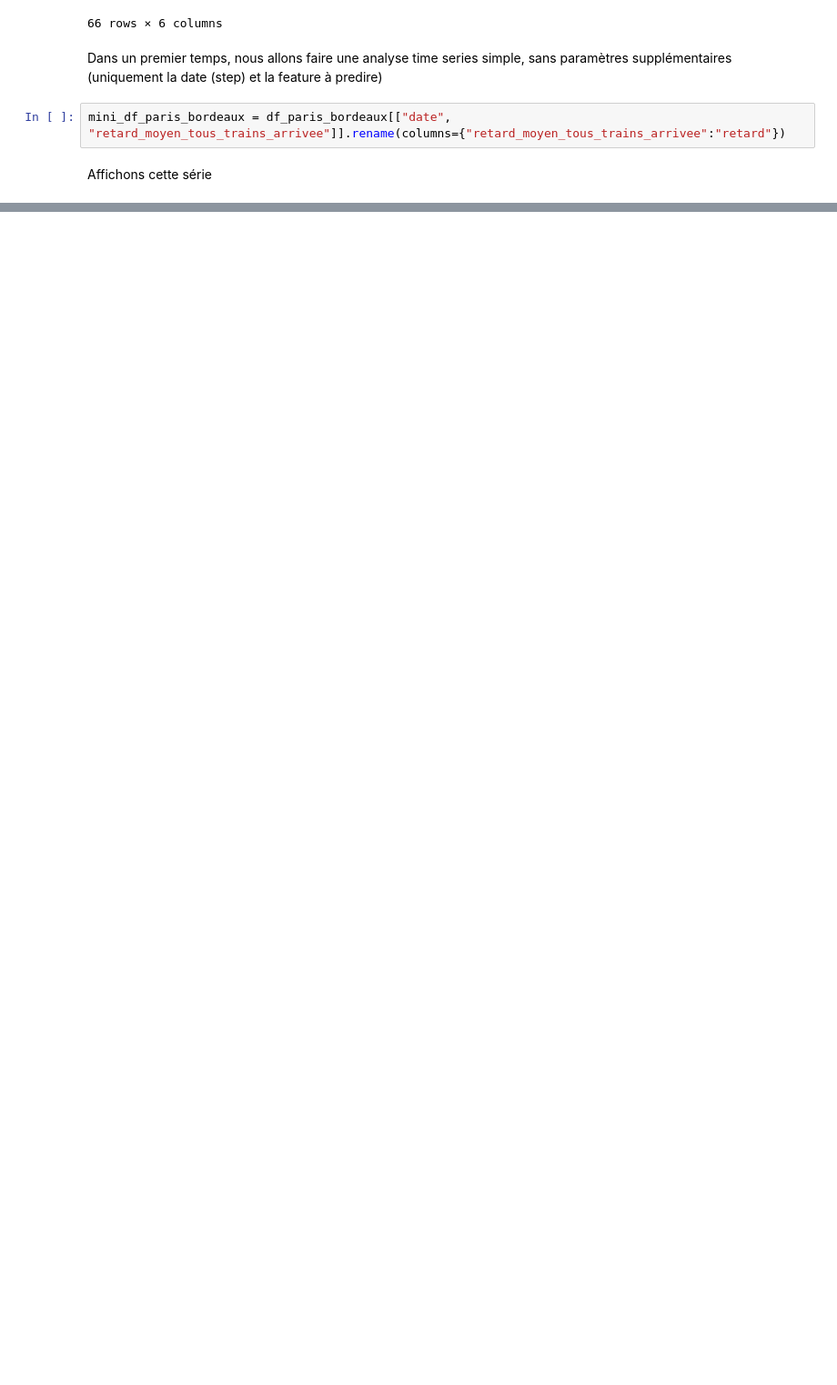
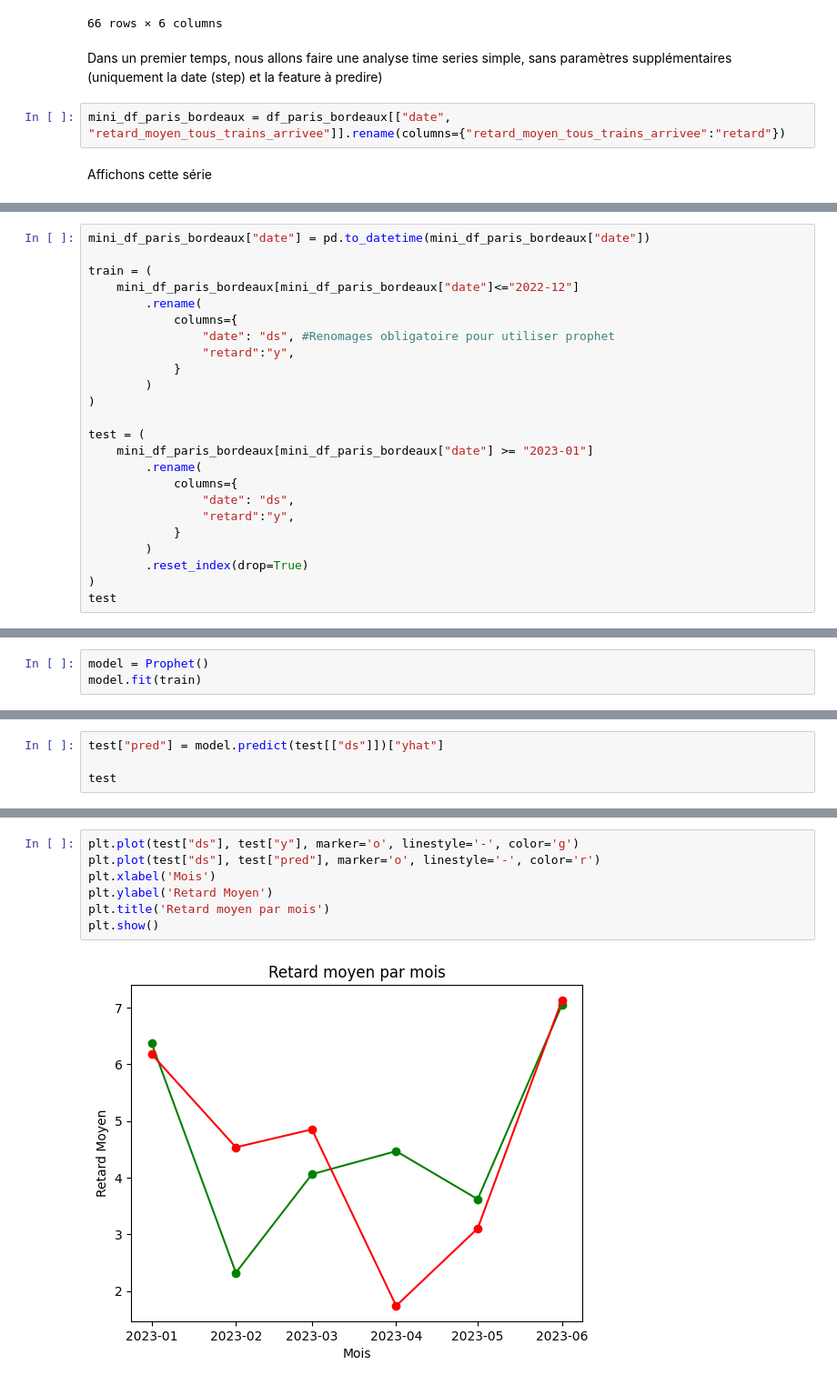
Before and after one commit to MatteoGentili/Apprentissage_Automatique_Project, a Jupyter notebook: Python_files/time_series.ipynb, the cells around one changed output, grey strips where cells are left out. Shown at 91% size. Cells and saved outputs as stored; diff of their text form; blank space fills up the shorter version.

Commit message:
time_series with prophet

```diff
--- a/Python_files/time_series.ipynb
+++ b/Python_files/time_series.ipynb
@@ -103,0 +116,24 @@ plt.show()
+# %%
+mini_df_paris_bordeaux["date"] = pd.to_datetime(mini_df_paris_bordeaux["date"])
+
+train = (
+    mini_df_paris_bordeaux[mini_df_paris_bordeaux["date"]<="2022-12"]
+        .rename(
+            columns={
+                "date": "ds", #Renomages obligatoire pour utiliser prophet
+                "retard":"y",
+            }
+        )
+)
+
+test = (
+    mini_df_paris_bordeaux[mini_df_paris_bordeaux["date"] >= "2023-01"]
+        .rename(
+            columns={
+                "date": "ds",
+                "retard":"y",
+            }
+        )
+        .reset_index(drop=True)
+)
+test
@@ -103,0 +148,3 @@ plt.show()
+# %%
+model = Prophet()
+model.fit(train)
@@ -103,0 +155,4 @@ plt.show()
+# %%
+test["pred"] = model.predict(test[["ds"]])["yhat"]
+
+test
@@ -103,0 +167,9 @@ plt.show()
+# %%
+plt.plot(test["ds"], test["y"], marker='o', linestyle='-', color='g')
+plt.plot(test["ds"], test["pred"], marker='o', linestyle='-', color='r')
+plt.xlabel('Mois')
+plt.ylabel('Retard Moyen')
+plt.title('Retard moyen par mois')
+plt.show()
+# %% [output]
+[figure, added]
```
Also changed, not shown: parts of 16 cells of this notebook.
